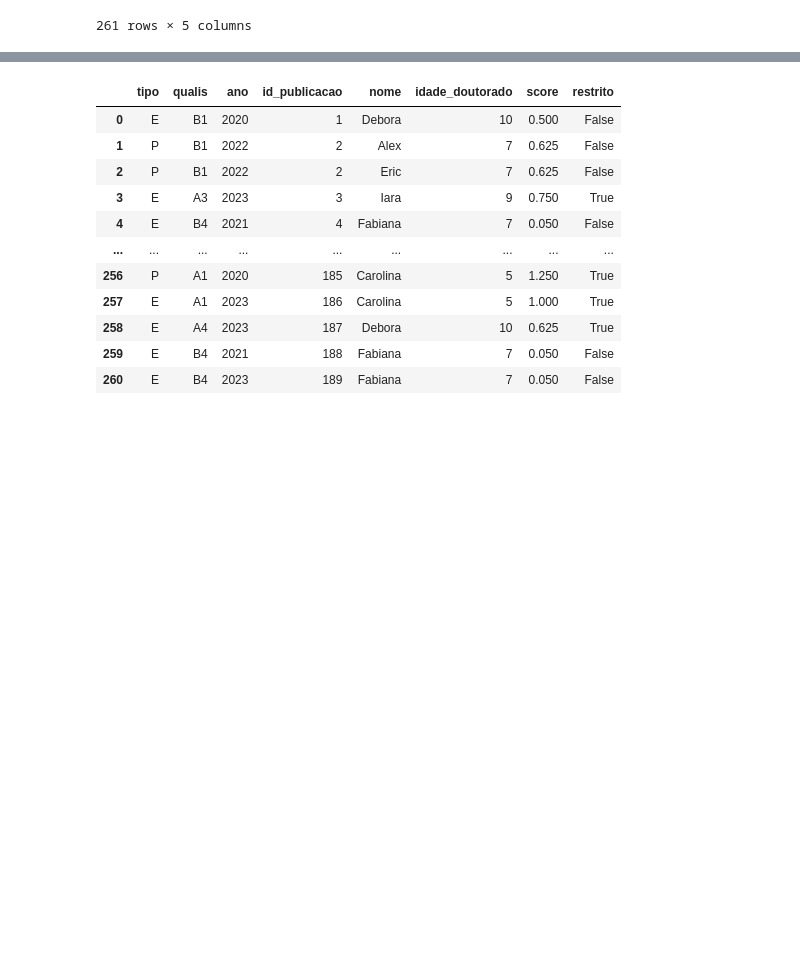
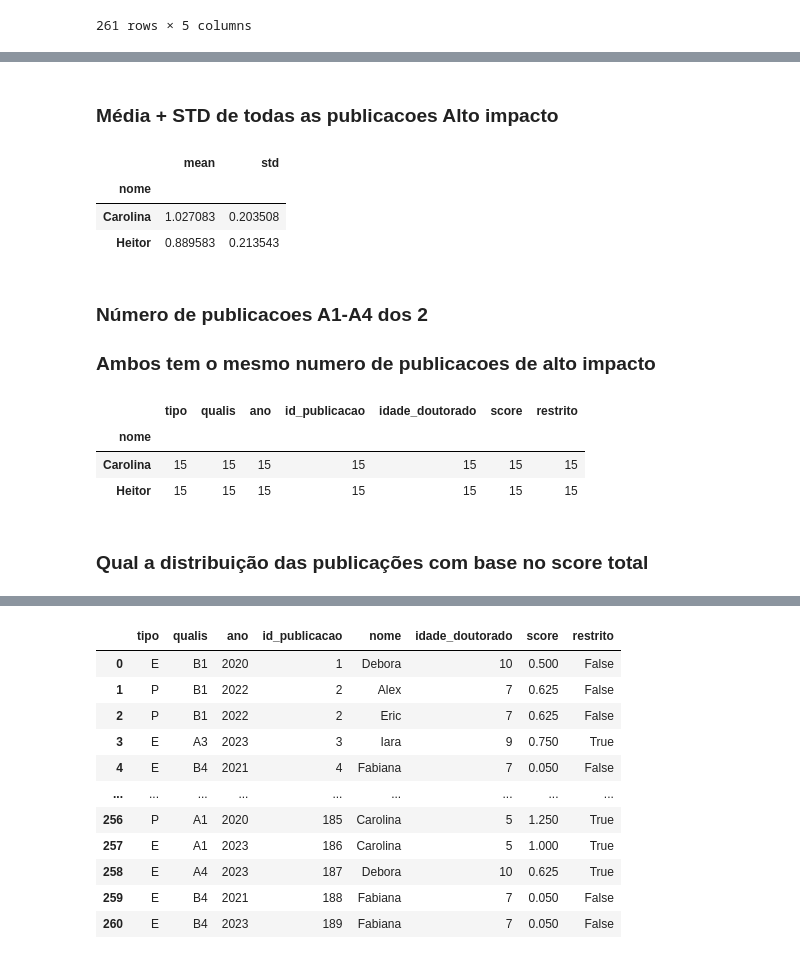
Before and after one commit to Draylon/ppgca_cd_debate, a Jupyter notebook: score_geral.ipynb, the cells around one changed output, grey strips where cells are left out. Cells and saved outputs as stored; diff of their text form; code cells hidden in the pictures; blank space fills up the shorter version.

```diff
--- a/score_geral.ipynb
+++ b/score_geral.ipynb
@@ -177,0 +255,21 @@ all_merge = all_merge.merge(qualis,left_on=['qualis','tipo'],right_on=['qualis',
+# %% [markdown]
+### Média + STD de todas as publicacoes Alto impacto
+# %%
+all_merge[(all_merge['nome'].isin(['Carolina','Heitor'])) & (all_merge['qualis'].isin(['A1','A2','A3','A4']))].groupby('nome').describe()['score'][['mean','std']]
+# %% [output]
+|  | mean | std |
+| nome |  |  |
+| Carolina | 1.027083 | 0.203508 |
+| Heitor | 0.889583 | 0.213543 |
+# %% [markdown]
+### Número de publicacoes A1-A4 dos 2
+### Ambos tem o mesmo numero de publicacoes de alto impacto
+# %%
+all_merge[(all_merge['nome'].isin(['Carolina','Heitor'])) & (all_merge['qualis'].isin(['A1','A2','A3','A4']))].groupby('nome').count()
+# %% [output]
+|  | tipo | qualis | ano | id_publicacao | idade_doutorado | score | restrito |
+| nome |  |  |  |  |  |  |  |
+| Carolina | 15 | 15 | 15 | 15 | 15 | 15 | 15 |
+| Heitor | 15 | 15 | 15 | 15 | 15 | 15 | 15 |
+# %% [markdown]
+### Qual a distribuição das publicações com base no score total
```
Also changed, not shown: parts of 29 cells of this notebook.
